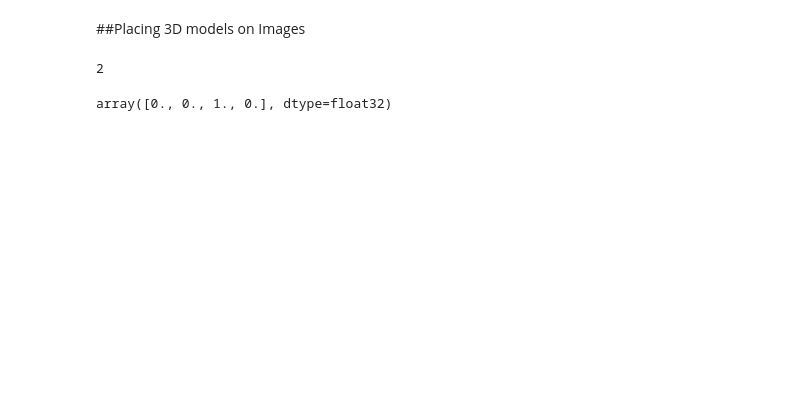
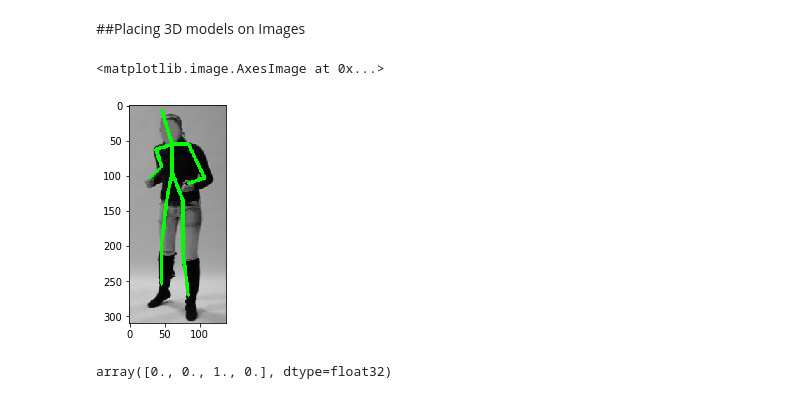
Before and after one commit to Torough/BEASTDL, a Jupyter notebook: BEAST.ipynb, the cells around one changed output. Saved outputs shown, nothing was run; the diff lists cells and outputs as text; code cells hidden in the pictures; blank space fills up the shorter version.

```diff
--- a/BEAST.ipynb
+++ b/BEAST.ipynb
@@ -1545,8 +1606,9 @@ def create_skeleton_data():
 create_skeleton_data()
 
 #print(len(training_data))
-# %%
-skeleton_data[149][1]
-# %% [output]
-2
+# %%
+plt.imshow(skeleton_data[10][0])
+# %% [output]
+<matplotlib.image.AxesImage at 0x...>
+[figure, added]
 # %%
```
Also changed, not shown: parts of 38 cells of this notebook.
